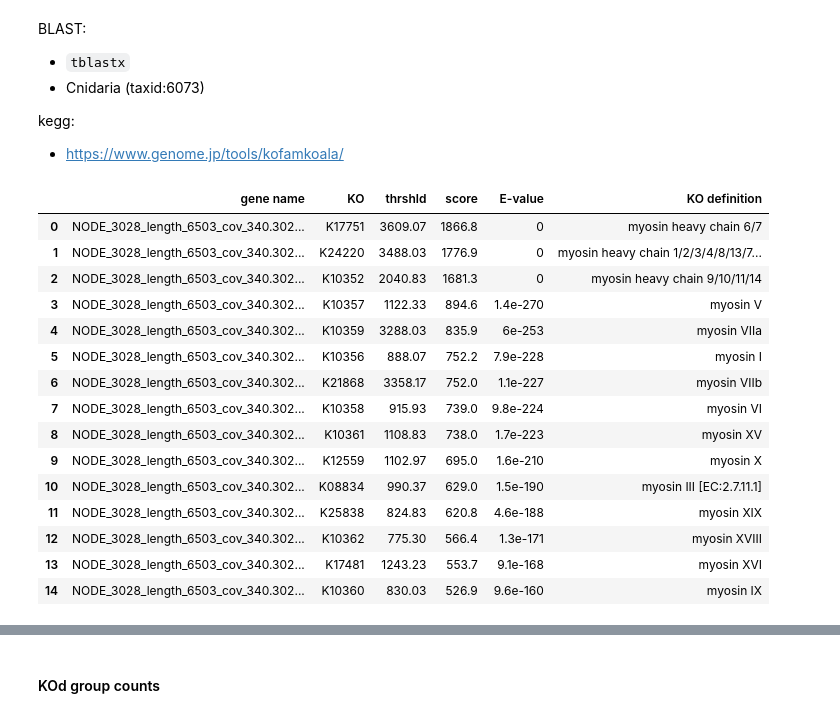
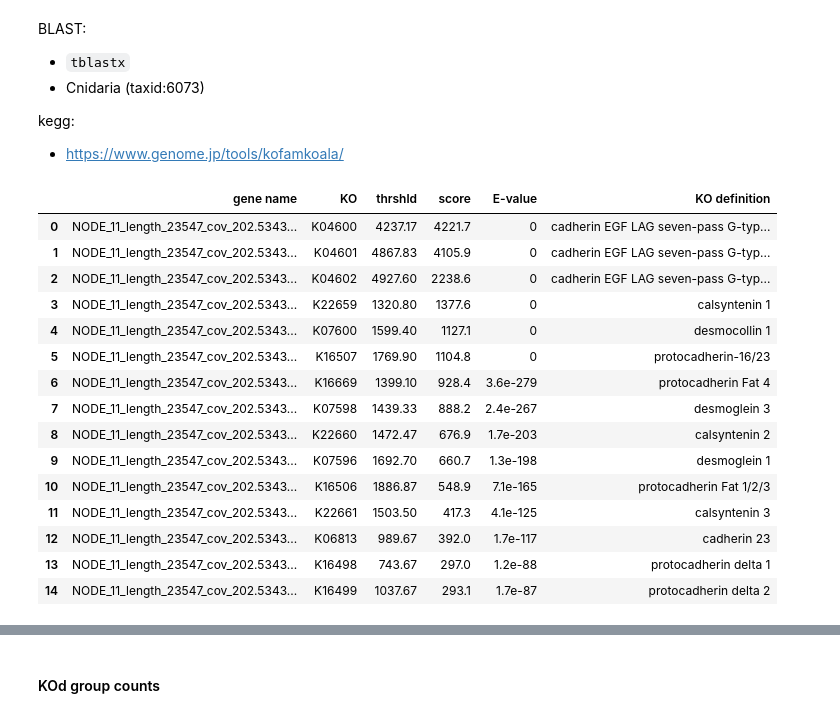
Before and after one commit to angrygeese/DynamenaProject_BI2023-24, a Jupyter notebook: code/Lab_journal_stas_project.ipynb, the cells around one changed output, grey strips where cells are left out. Saved outputs shown, nothing was run; the diff lists cells and outputs as text; code cells hidden in the pictures.

```diff
--- a/code/Lab_journal_stas_project.ipynb
+++ b/code/Lab_journal_stas_project.ipynb
@@ -742,27 +737,27 @@ def read_kegg_file(file):
 
         results = []
         for line in kegg_table:
-            results.append(line.strip().split(None, len(header)-1))
+            results.append(line.lstrip('*').strip().split(None, len(header)-1))
 
         return pd.DataFrame(results, columns=header)#.set_index(header[0])
 # %%
-results_100_kegg = read_kegg_file('../data_folder/processed_data/6.Identify_100/kegg/result_all.txt')
+results_sig_kegg = read_kegg_file('../data_folder/processed_data/6.Identify_100/kegg/result_all_sig.txt')
 # %%
-results_100_kegg.head(15)
+results_sig_kegg.head(15)
 # %% [output]
 |  | gene name | KO | thrshld | score | E-value | KO definition |
-| 0 | NODE_3028_length_6503_cov_340.302... | K17751 | 3609.07 | 1866.8 | 0 | myosin heavy chain 6/7 |
-| 1 | NODE_3028_length_6503_cov_340.302... | K24220 | 3488.03 | 1776.9 | 0 | myosin heavy chain 1/2/3/4/8/13/7... |
-| 2 | NODE_3028_length_6503_cov_340.302... | K10352 | 2040.83 | 1681.3 | 0 | myosin heavy chain 9/10/11/14 |
-| 3 | NODE_3028_length_6503_cov_340.302... | K10357 | 1122.33 | 894.6 | 1.4e-270 | myosin V |
-| 4 | NODE_3028_length_6503_cov_340.302... | K10359 | 3288.03 | 835.9 | 6e-253 | myosin VIIa |
-| 5 | NODE_3028_length_6503_cov_340.302... | K10356 | 888.07 | 752.2 | 7.9e-228 | myosin I |
-| 6 | NODE_3028_length_6503_cov_340.302... | K21868 | 3358.17 | 752.0 | 1.1e-227 | myosin VIIb |
-| 7 | NODE_3028_length_6503_cov_340.302... | K10358 | 915.93 | 739.0 | 9.8e-224 | myosin VI |
-| 8 | NODE_3028_length_6503_cov_340.302... | K10361 | 1108.83 | 738.0 | 1.7e-223 | myosin XV |
-| 9 | NODE_3028_length_6503_cov_340.302... | K12559 | 1102.97 | 695.0 | 1.6e-210 | myosin X |
-| 10 | NODE_3028_length_6503_cov_340.302... | K08834 | 990.37 | 629.0 | 1.5e-190 | myosin III [EC:2.7.11.1] |
-| 11 | NODE_3028_length_6503_cov_340.302... | K25838 | 824.83 | 620.8 | 4.6e-188 | myosin XIX |
-| 12 | NODE_3028_length_6503_cov_340.302... | K10362 | 775.30 | 566.4 | 1.3e-171 | myosin XVIII |
-| 13 | NODE_3028_length_6503_cov_340.302... | K17481 | 1243.23 | 553.7 | 9.1e-168 | myosin XVI |
-| 14 | NODE_3028_length_6503_cov_340.302... | K10360 | 830.03 | 526.9 | 9.6e-160 | myosin IX |
+| 0 | NODE_11_length_23547_cov_202.5343... | K04600 | 4237.17 | 4221.7 | 0 | cadherin EGF LAG seven-pass G-typ... |
+| 1 | NODE_11_length_23547_cov_202.5343... | K04601 | 4867.83 | 4105.9 | 0 | cadherin EGF LAG seven-pass G-typ... |
+| 2 | NODE_11_length_23547_cov_202.5343... | K04602 | 4927.60 | 2238.6 | 0 | cadherin EGF LAG seven-pass G-typ... |
+| 3 | NODE_11_length_23547_cov_202.5343... | K22659 | 1320.80 | 1377.6 | 0 | calsyntenin 1 |
+| 4 | NODE_11_length_23547_cov_202.5343... | K07600 | 1599.40 | 1127.1 | 0 | desmocollin 1 |
+| 5 | NODE_11_length_23547_cov_202.5343... | K16507 | 1769.90 | 1104.8 | 0 | protocadherin-16/23 |
+| 6 | NODE_11_length_23547_cov_202.5343... | K16669 | 1399.10 | 928.4 | 3.6e-279 | protocadherin Fat 4 |
+| 7 | NODE_11_length_23547_cov_202.5343... | K07598 | 1439.33 | 888.2 | 2.4e-267 | desmoglein 3 |
+| 8 | NODE_11_length_23547_cov_202.5343... | K22660 | 1472.47 | 676.9 | 1.7e-203 | calsyntenin 2 |
+| 9 | NODE_11_length_23547_cov_202.5343... | K07596 | 1692.70 | 660.7 | 1.3e-198 | desmoglein 1 |
+| 10 | NODE_11_length_23547_cov_202.5343... | K16506 | 1886.87 | 548.9 | 7.1e-165 | protocadherin Fat 1/2/3 |
+| 11 | NODE_11_length_23547_cov_202.5343... | K22661 | 1503.50 | 417.3 | 4.1e-125 | calsyntenin 3 |
+| 12 | NODE_11_length_23547_cov_202.5343... | K06813 | 989.67 | 392.0 | 1.7e-117 | cadherin 23 |
+| 13 | NODE_11_length_23547_cov_202.5343... | K16498 | 743.67 | 297.0 | 1.2e-88 | protocadherin delta 1 |
+| 14 | NODE_11_length_23547_cov_202.5343... | K16499 | 1037.67 | 293.1 | 1.7e-87 | protocadherin delta 2 |
```
Also changed, not shown: parts of 47 cells of this notebook, 32 other files.
